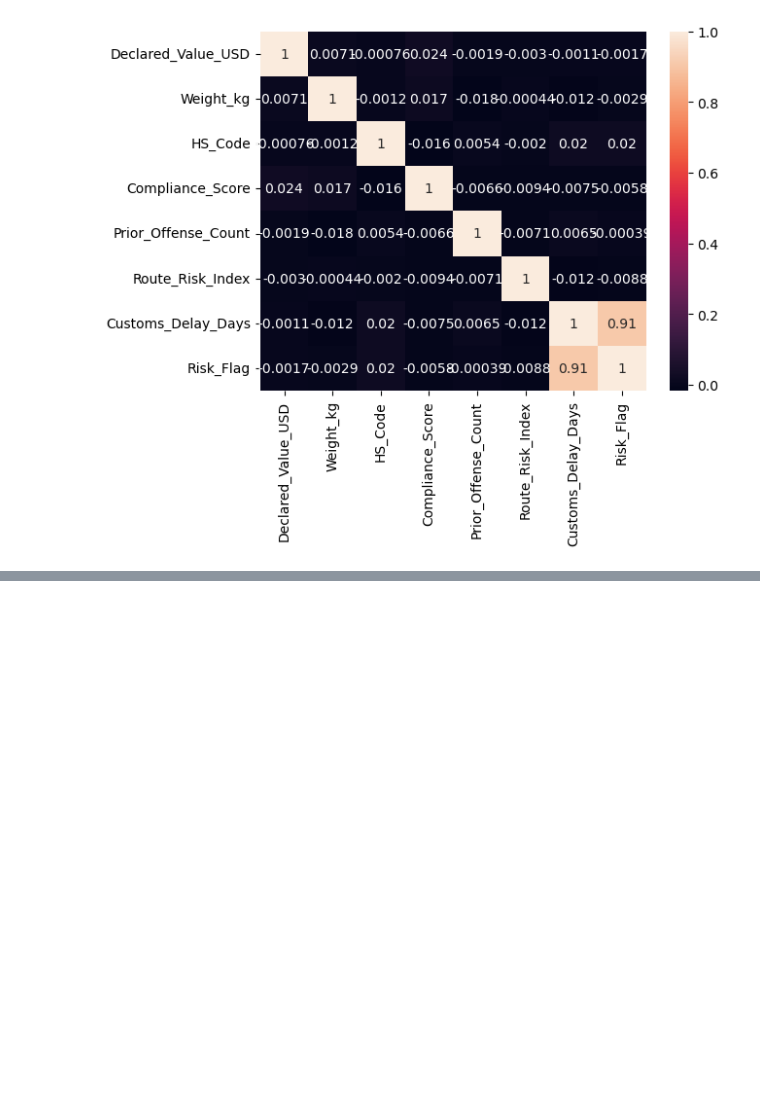
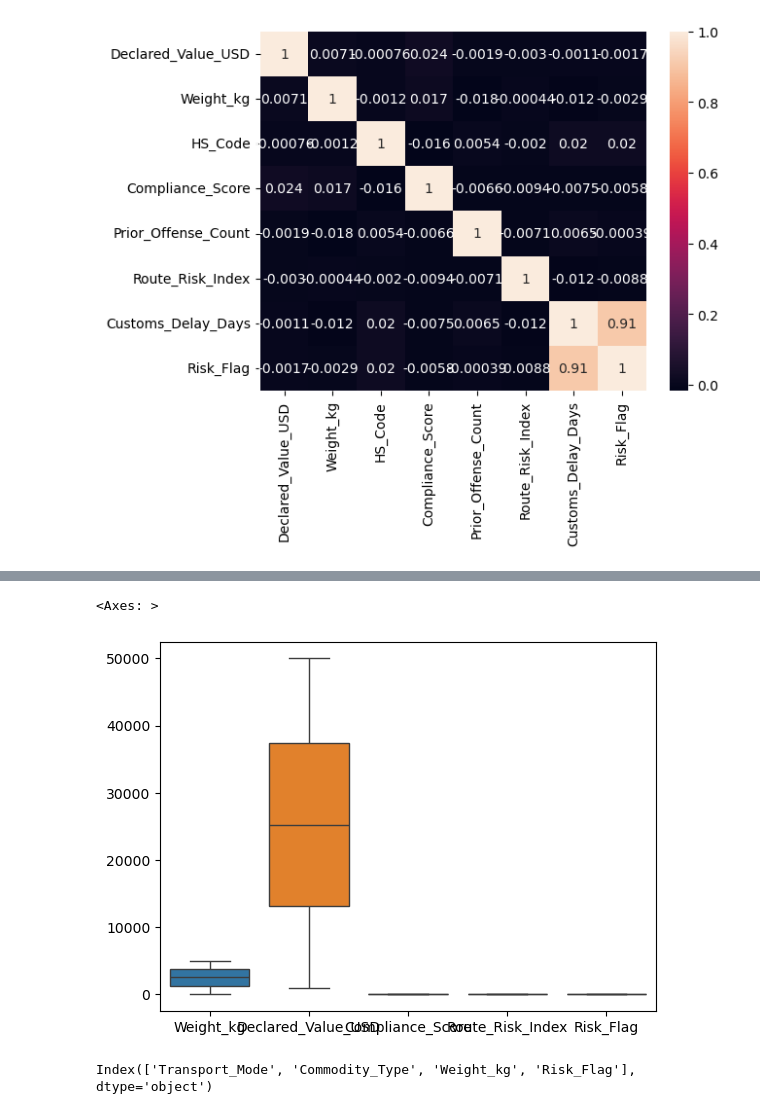
Before and after one commit to Karthik5412/Global-Trade-Delay-Prediction-Model, a Jupyter notebook: cleaning.ipynb, the cells around one changed output, grey strips where cells are left out. Saved outputs shown, nothing was run; the diff lists cells and outputs as text; code cells hidden in the pictures; blank space fills up the shorter version.

```diff
--- a/cleaning.ipynb
+++ b/cleaning.ipynb
@@ -72,0 +79,5 @@ dtype: int64
+# %%
+sns.boxplot(df)
+# %% [output]
+<Axes: >
+[figure, added]
@@ -72,0 +88,5 @@ dtype: int64
+# %%
+# Encoding
+df.columns
+# %% [output]
+Index(['Transport_Mode', 'Commodity_Type', 'Weight_kg', 'Risk_Flag'], dtype='object')
```
Also changed, not shown: parts of 20 cells of this notebook.
